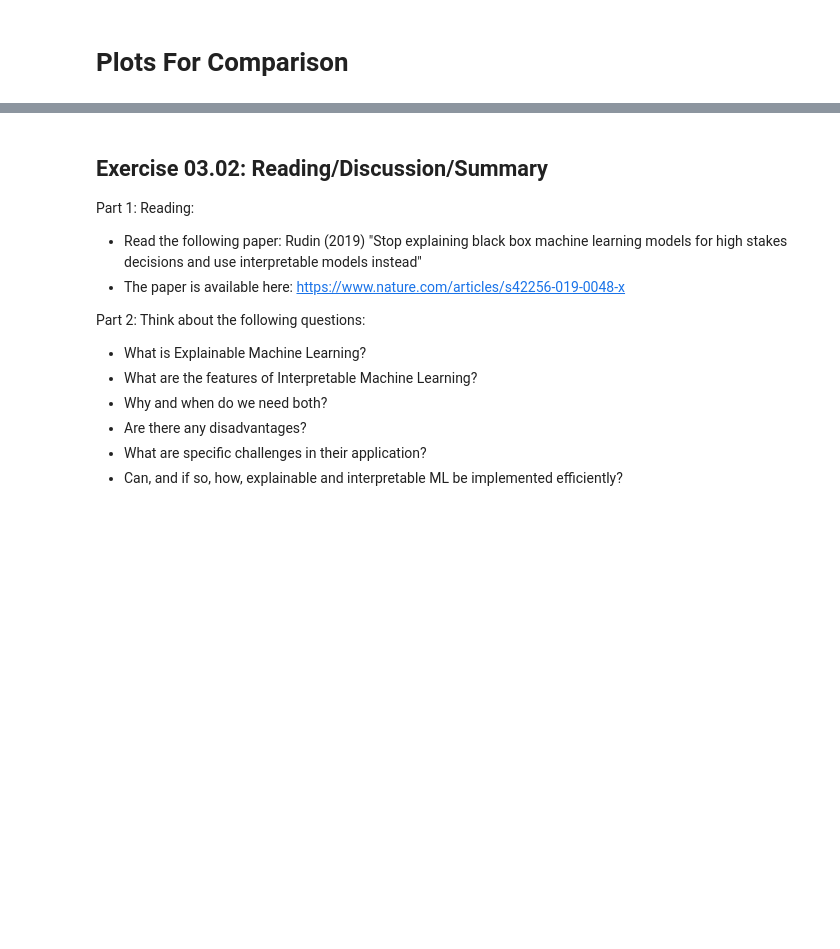
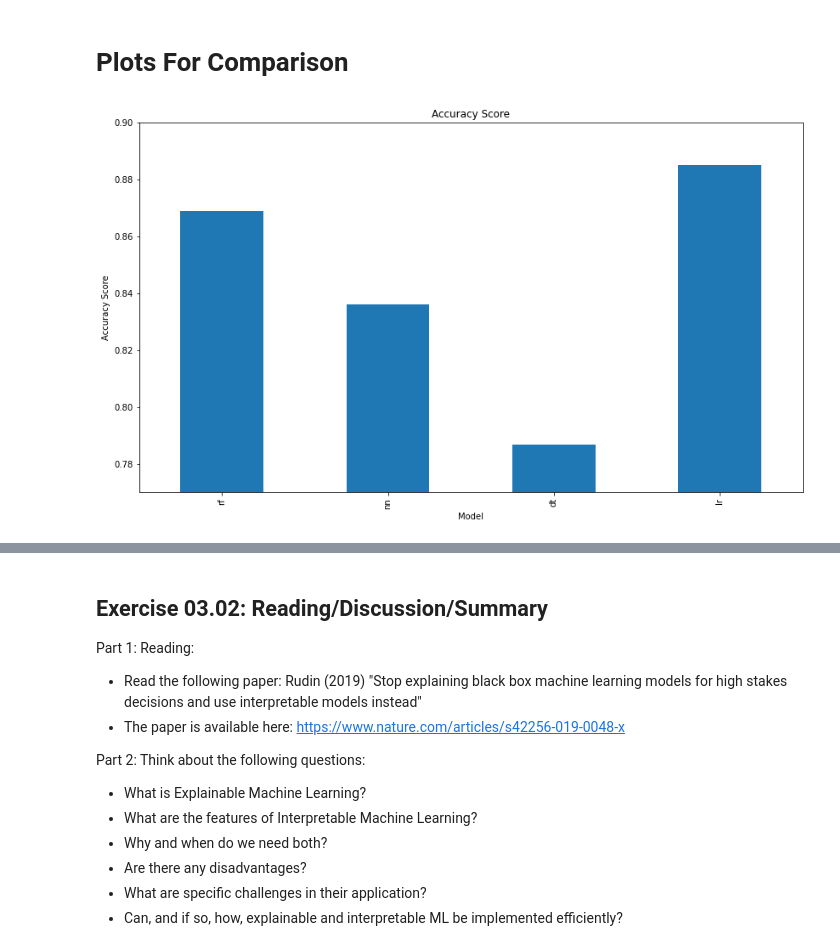
Before and after one commit to mhuendorf/KBS, a Jupyter notebook: exercises/practical/Assignment_3/KBS-Assignment3.ipynb, the cells around one changed output, grey strips where cells are left out. Drawn from its saved outputs; the diff is of its cells as text; code cells hidden in the pictures; blank space fills up the shorter version.

Commit message:
added plots

```diff
--- a/exercises/practical/Assignment_3/KBS-Assignment3.ipynb
+++ b/exercises/practical/Assignment_3/KBS-Assignment3.ipynb
@@ -187,4 +187,8 @@ ROC/AUC Score Random Forest:  0.834051724137931
 # %%
-#var modelnames[0] = "rf"
-#cm[0] = cm
-#roc[0]= roc
+modelnames = [None] * 4
+cml = [None] * 4
+rocl = [None] * 4
+
+modelnames[0] = "rf"
+cml[0] = cm
+rocl[0]= roc
@@ -223,3 +225,7 @@ ROC/AUC Score SVM:  0.8356681034482758
+# %%
+modelnames[1] = "nn"
+cml[1] = cm
+rocl[1]= roc
 # %% [markdown]
 # Decision Trees
 # %%
@@ -238,3 +244,7 @@ ROC/AUC Score NN:  0.7904094827586207
+# %%
+modelnames[2] = "dt"
+cml[2] = cm
+rocl[2]= roc
 # %% [markdown]
 # Logistic Regression
 # %%
@@ -250,5 +260,23 @@ print('ROC/AUC Score NN:  ' + str(roc))
 # %% [output]
 Accuracy Score NN:  0.8852459016393442
 ROC/AUC Score NN:  0.8841594827586207
+# %%
+modelnames[3] = "lr"
+cml[3] = cm
+rocl[3]= roc
 # %% [markdown]
 # Plots For Comparison
+# %%
+# Plot the Accuracy Score
+
+plt.figure(figsize=(14, 8))
+ax = pd.Series(cml).plot(kind="bar")
+ax.set_title("Accuracy Score")
+ax.set_xlabel("Model")
+ax.set_ylabel("Accuracy Score")
+ax.set_xticklabels(modelnames)
+plt.ylim(0.77, 0.9)
+
+plt.show()
+# %% [output]
+[figure, added]
```
Also changed, not shown: parts of 5 cells of this notebook.
